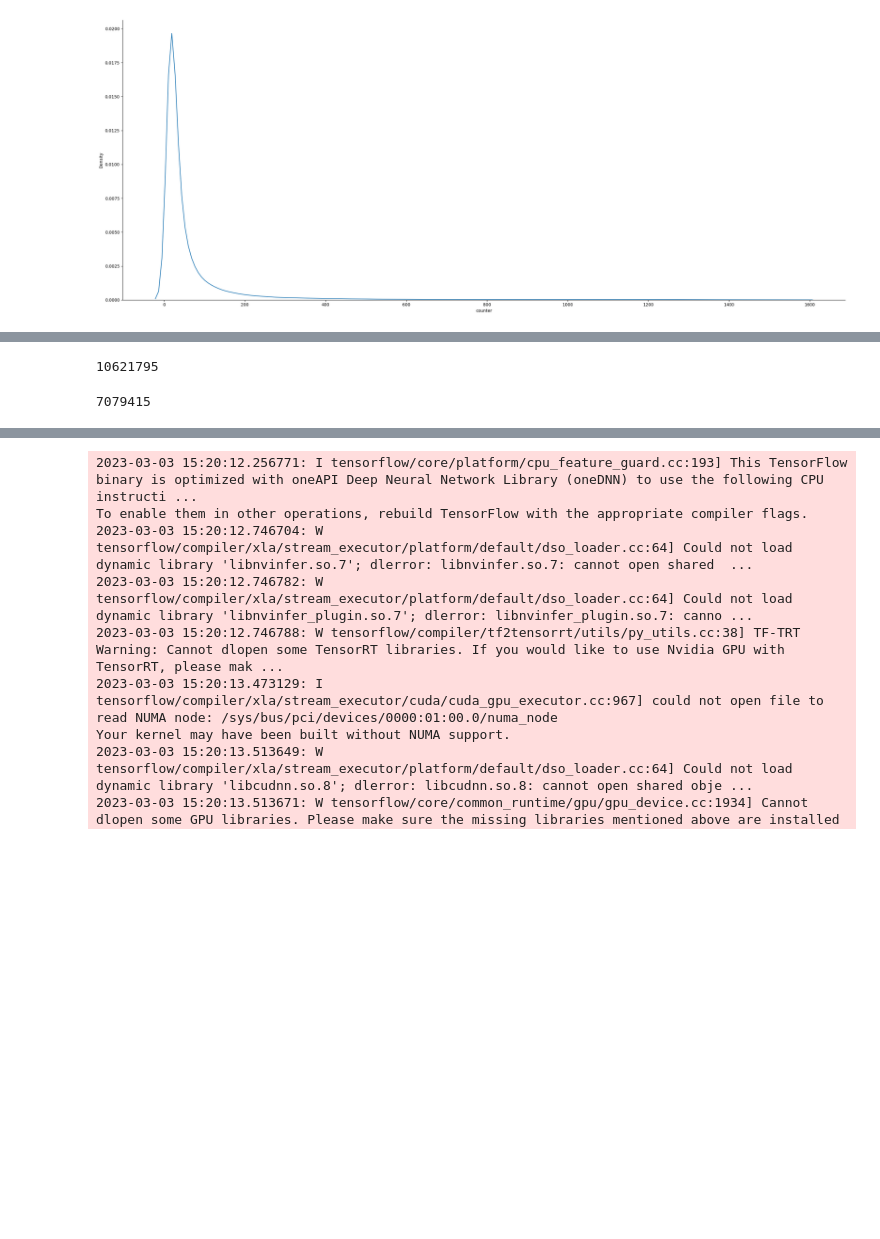
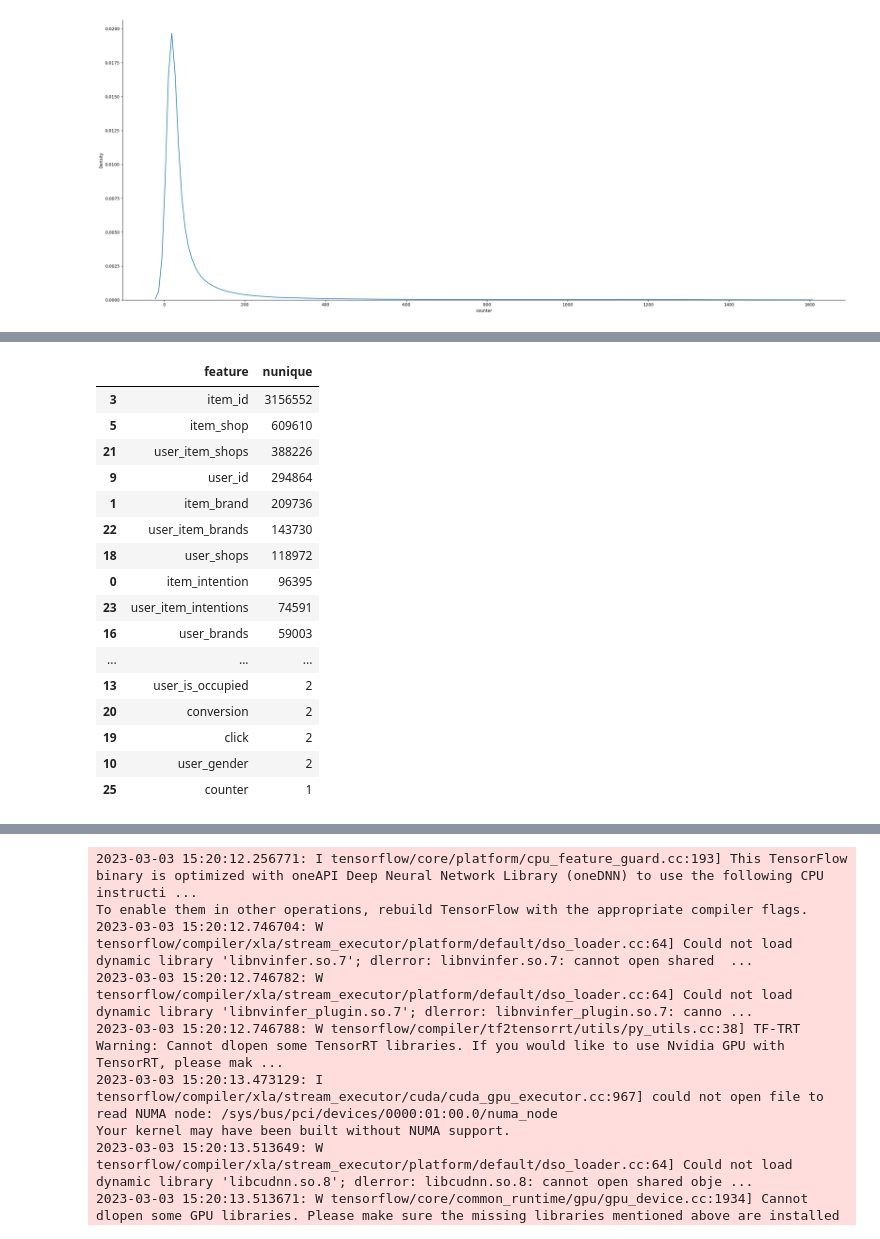
Before and after one commit to paulbruffett/multistage-recommenders, a Jupyter notebook: DataExploration.ipynb, the cells around one changed output, grey strips where cells are left out. Saved outputs shown, nothing was run; the diff lists cells and outputs as text; code cells hidden in the pictures; blank space fills up the shorter version.

```diff
--- a/DataExploration.ipynb
+++ b/DataExploration.ipynb
@@ -105,4 +54,0 @@ df_filtered = pd.merge(df_agg, df, on=['item_id', 'item_id'], how='left')
-# %%
-len(df_filtered)
-# %% [output]
-10621795
@@ -114,4 +54,0 @@ df_filtered = pd.merge(cust_agg, df_filtered, on=['user_id', 'user_id'], how='le
-# %%
-len(df_filtered)
-# %% [output]
-7079415
@@ -117,0 +57,20 @@ len(df_filtered)
+# %%
+nu.sort_values("nunique",ascending=False)
+# %% [output]
+|  | feature | nunique |
+| 3 | item_id | 3156552 |
+| 5 | item_shop | 609610 |
+| 21 | user_item_shops | 388226 |
+| 9 | user_id | 294864 |
+| 1 | item_brand | 209736 |
+| 22 | user_item_brands | 143730 |
+| 18 | user_shops | 118972 |
+| 0 | item_intention | 96395 |
+| 23 | user_item_intentions | 74591 |
+| 16 | user_brands | 59003 |
+| ... | ... | ... |
+| 13 | user_is_occupied | 2 |
+| 20 | conversion | 2 |
+| 19 | click | 2 |
+| 10 | user_gender | 2 |
+| 25 | counter | 1 |
```
Also changed, not shown: parts of 9 cells of this notebook, 1 other file.
